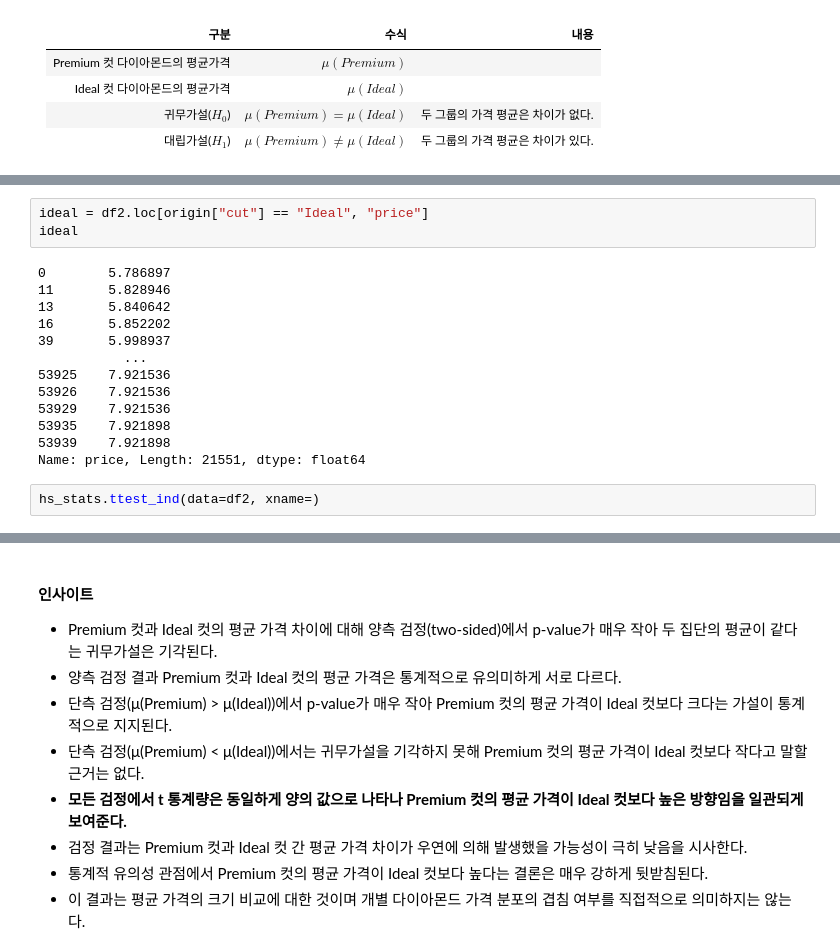
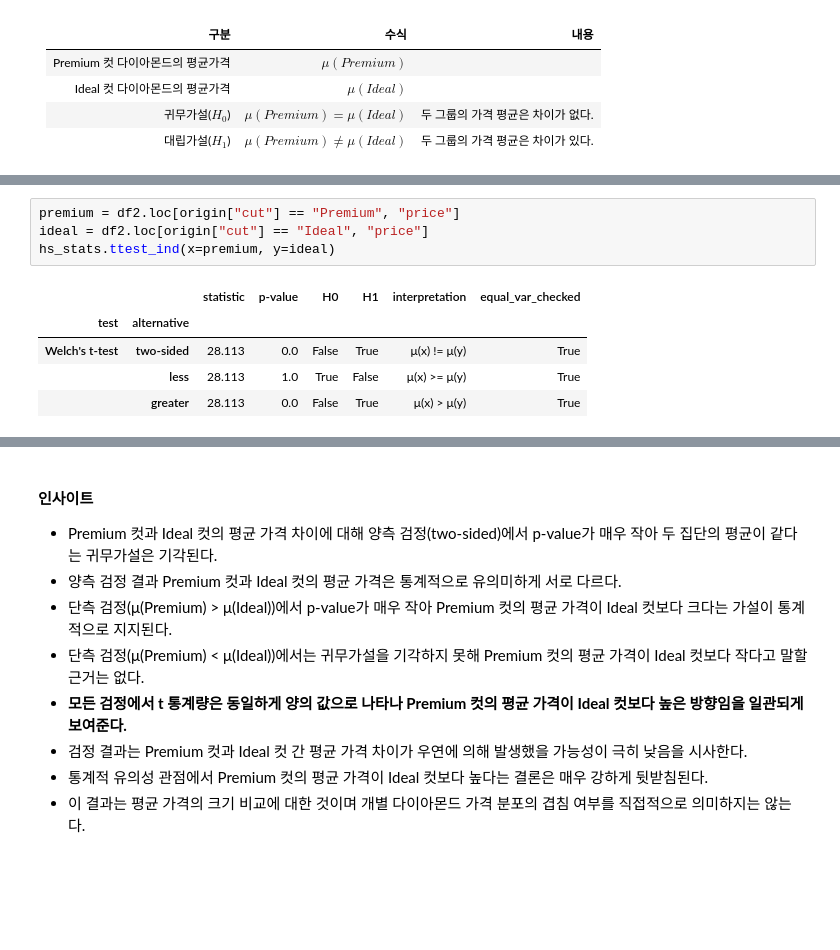
Before and after one commit to leekh4232/hossam-py, a Jupyter notebook: [캡스톤-04] 선형회귀ㅣ다이아몬드 가격 결정 구조 분석ㅣ풀이.ipynb, the cells around one changed output, grey strips where cells are left out. Saved outputs shown, nothing was run; the diff lists cells and outputs as text; blank space fills up the shorter version.

```diff
--- a/[캡스톤-04] 선형회귀ㅣ다이아몬드 가격 결정 구조 분석ㅣ풀이.ipynb
+++ b/[캡스톤-04] 선형회귀ㅣ다이아몬드 가격 결정 구조 분석ㅣ풀이.ipynb
@@ -571,18 +547,10 @@ Name: price, Length: 13791, dtype: float64
-# %%
-ideal = df2.loc[origin["cut"] == "Ideal", "price"]
-ideal
-# %% [output]
-0        5.786897
-11       5.828946
-13       5.840642
-16       5.852202
-39       5.998937
-           ...
-53925    7.921536
-53926    7.921536
-53929    7.921536
-53935    7.921898
-53939    7.921898
-Name: price, Length: 21551, dtype: float64
 # %%
-hs_stats.ttest_ind(data=df2, xname=)
+premium = df2.loc[origin["cut"] == "Premium", "price"]
+ideal = df2.loc[origin["cut"] == "Ideal", "price"]
+hs_stats.ttest_ind(x=premium, y=ideal)
+# %% [output]
+|  |  | statistic | p-value | H0 | H1 | interpretation | equal_var_checked |
+| test | alternative |  |  |  |  |  |  |
+| Welch's t-test | two-sided | 28.113 | 0.0 | False | True | μ(x) != μ(y) | True |
+|  | less | 28.113 | 1.0 | True | False | μ(x) >= μ(y) | True |
+|  | greater | 28.113 | 0.0 | False | True | μ(x) > μ(y) | True |
```
Also changed, not shown: parts of 34 cells of this notebook, 5 other files.
